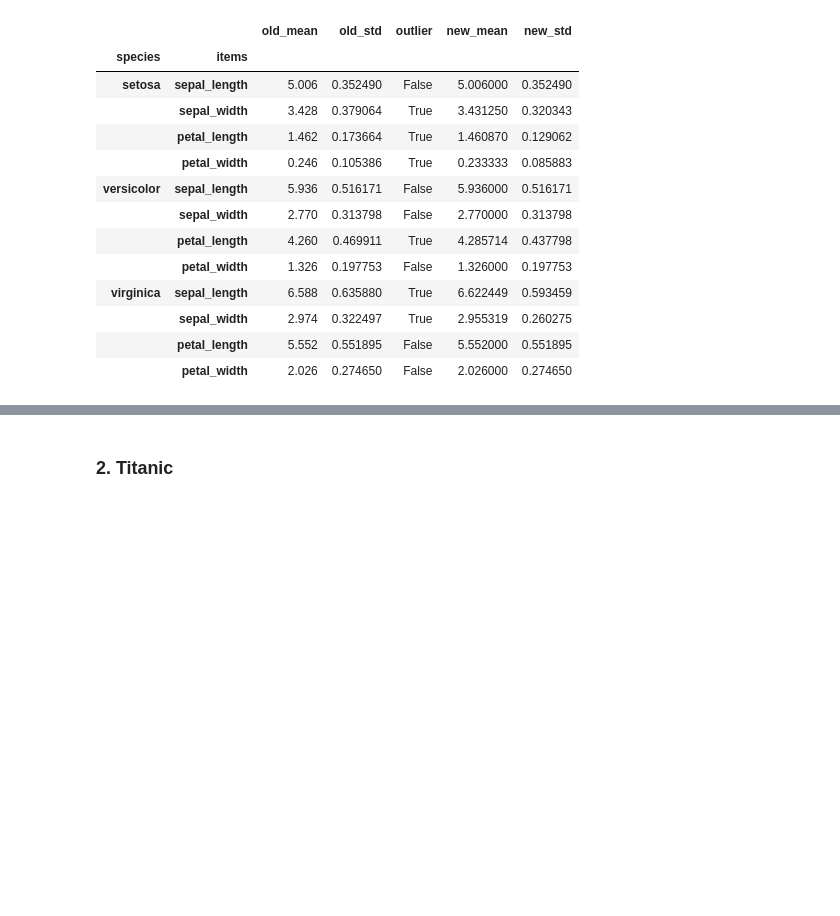
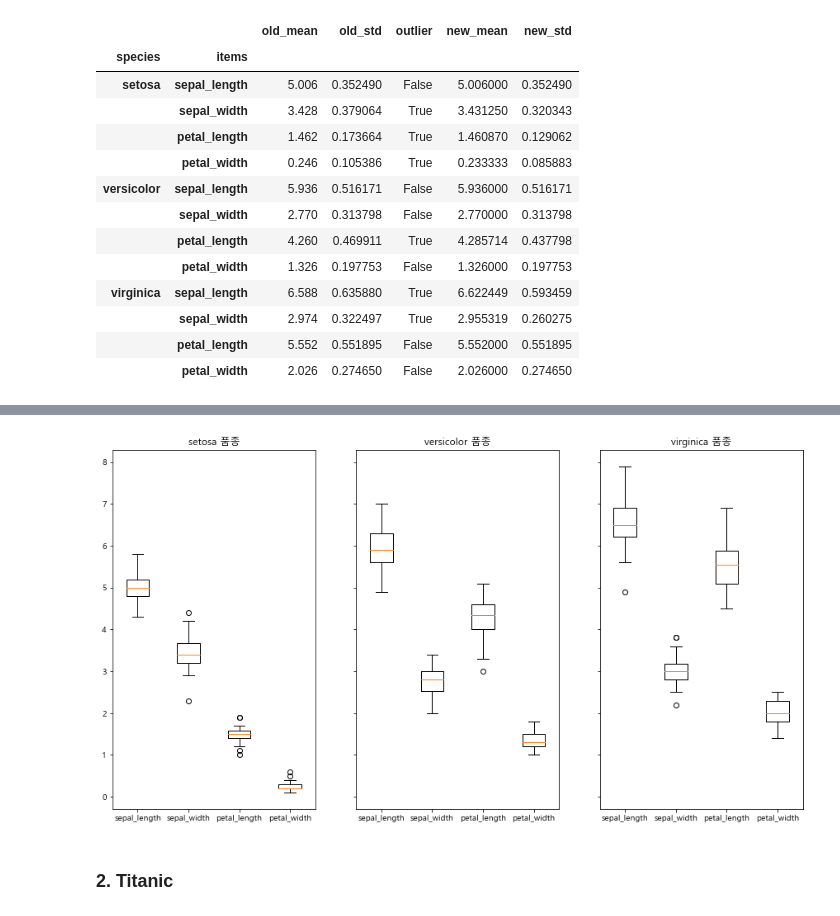
Before and after one commit to ckiekim/Data-Analysis-2020-old, a Jupyter notebook: 03.Pandas/09_심화문제.ipynb, the cells around one changed output, grey strips where cells are left out. Drawn from its saved outputs; the diff is of its cells as text; code cells hidden in the pictures; blank space fills up the shorter version.

```diff
--- a/03.Pandas/09_심화문제.ipynb
+++ b/03.Pandas/09_심화문제.ipynb
@@ -9,3 +5,8 @@ pd.__version__
+# %%
+import matplotlib as mpl
+import matplotlib.pyplot as plt
+mpl.rc('font', family='Malgun Gothic')
+mpl.rc('axes', unicode_minus=False)
 # %% [markdown]
 ### 1. Iris
 # %% [markdown]
@@ -114,3 +133,19 @@ new_iris
+# %%
+# 그래프로 확인
+fig, axs = plt.subplots(nrows=1, ncols=3, figsize=(15,8), sharey=True)
+for i, spec in enumerate(['setosa', 'versicolor', 'virginica']):
+    ax = axs[i]
+    sl = iris[iris.species == spec].sepal_length
+    sw = iris[iris.species == spec].sepal_width
+    pl = iris[iris.species == spec].petal_length
+    pw = iris[iris.species == spec].petal_width
+    ax.boxplot((sl, sw, pl, pw),
+        labels=['sepal_length', 'sepal_width', 'petal_length','petal_width'])
+    ax.set_title(f'{spec} 품종')
+
+plt.show()
+# %% [output]
+[figure, added]
 # %% [markdown]
 ### 2. Titanic
 # %%
```
Also changed, not shown: parts of 34 cells of this notebook.
